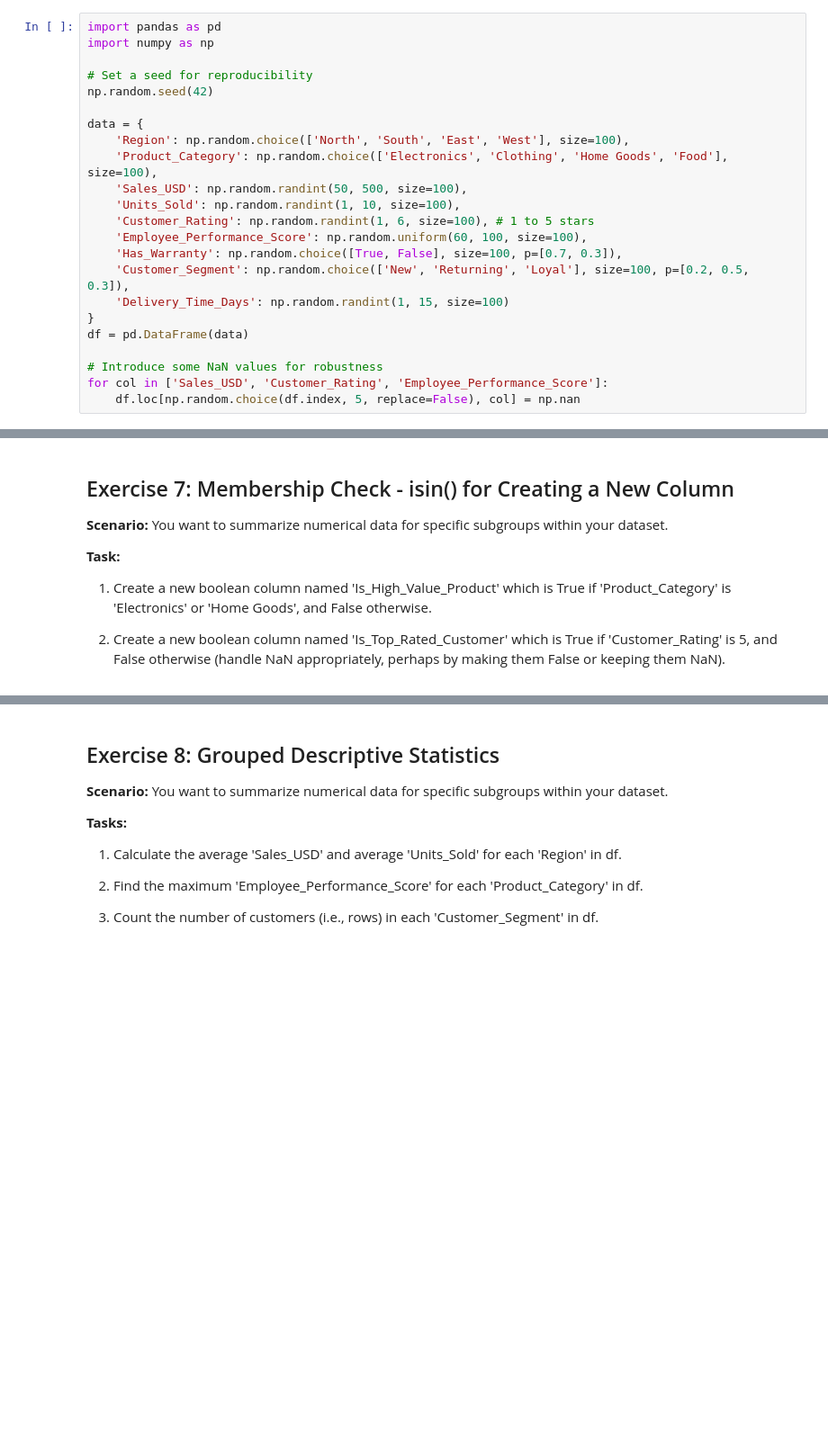
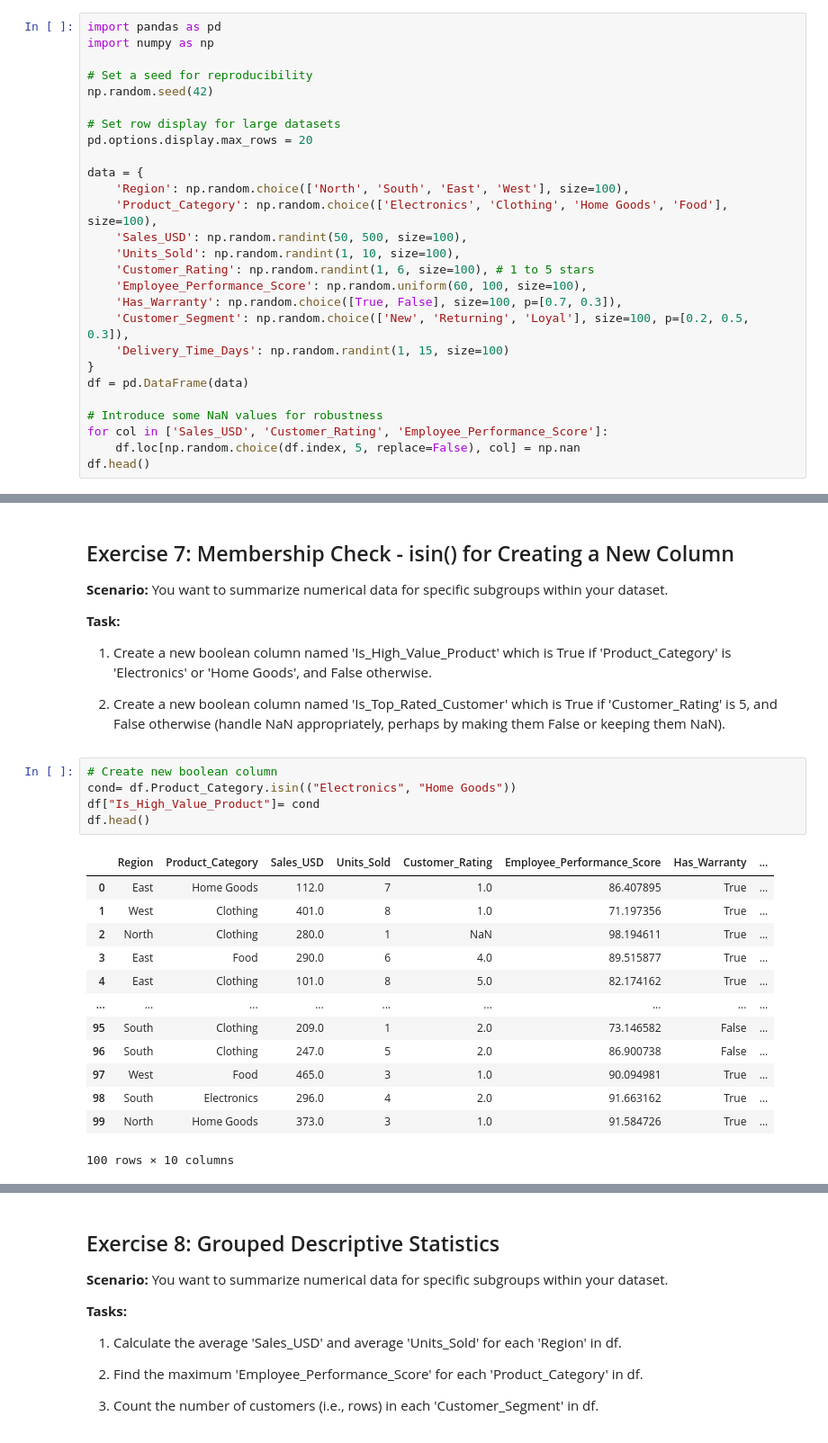
Before and after one commit to Juan-Wills/Data-analysis-Machine-learning, a Jupyter notebook: Chapter 5/Computing Descriptive Statistics.ipynb, the cells around one changed output, grey strips where cells are left out. Shown at 90% size. Cells and saved outputs as stored; diff of their text form; blank space fills up the shorter version.

```diff
--- a/Chapter 5/Computing Descriptive Statistics.ipynb
+++ b/Chapter 5/Computing Descriptive Statistics.ipynb
@@ -4,6 +4,9 @@ import numpy as np
 
 # Set a seed for reproducibility
 np.random.seed(42)
+
+# Set row display for large datasets
+pd.options.display.max_rows = 20
 
 data = {
     'Region': np.random.choice(['North', 'South', 'East', 'West'], size=100),
@@ -21,4 +24,5 @@ df = pd.DataFrame(data)
 # Introduce some NaN values for robustness
 for col in ['Sales_USD', 'Customer_Rating', 'Employee_Performance_Score']:
     df.loc[np.random.choice(df.index, 5, replace=False), col] = np.nan
+df.head()
 # %% [output]
@@ -109,3 +218,22 @@ memory usage: 5.7+ KB
 1. Create a new boolean column named 'Is_High_Value_Product' which is True if 'Product_Category' is 'Electronics' or 'Home Goods', and False otherwise.
 
 2. Create a new boolean column named 'Is_Top_Rated_Customer' which is True if 'Customer_Rating' is 5, and False otherwise (handle NaN appropriately, perhaps by making them False or keeping them NaN).
+# %%
+# Create new boolean column
+cond= df.Product_Category.isin(("Electronics", "Home Goods"))
+df["Is_High_Value_Product"]= cond
+df.head()
+# %% [output]
+|  | Region | Product_Category | Sales_USD | Units_Sold | Customer_Rating | Employee_Performance_Score | Has_Warranty | ... |
+| 0 | East | Home Goods | 112.0 | 7 | 1.0 | 86.407895 | True | ... |
+| 1 | West | Clothing | 401.0 | 8 | 1.0 | 71.197356 | True | ... |
+| 2 | North | Clothing | 280.0 | 1 | NaN | 98.194611 | True | ... |
+| 3 | East | Food | 290.0 | 6 | 4.0 | 89.515877 | True | ... |
+| 4 | East | Clothing | 101.0 | 8 | 5.0 | 82.174162 | True | ... |
+| ... | ... | ... | ... | ... | ... | ... | ... | ... |
+| 95 | South | Clothing | 209.0 | 1 | 2.0 | 73.146582 | False | ... |
+| 96 | South | Clothing | 247.0 | 5 | 2.0 | 86.900738 | False | ... |
+| 97 | West | Food | 465.0 | 3 | 1.0 | 90.094981 | True | ... |
+| 98 | South | Electronics | 296.0 | 4 | 2.0 | 91.663162 | True | ... |
+| 99 | North | Home Goods | 373.0 | 3 | 1.0 | 91.584726 | True | ... |
+100 rows × 10 columns
```
Also changed, not shown: parts of 23 cells of this notebook, 1 other file.
